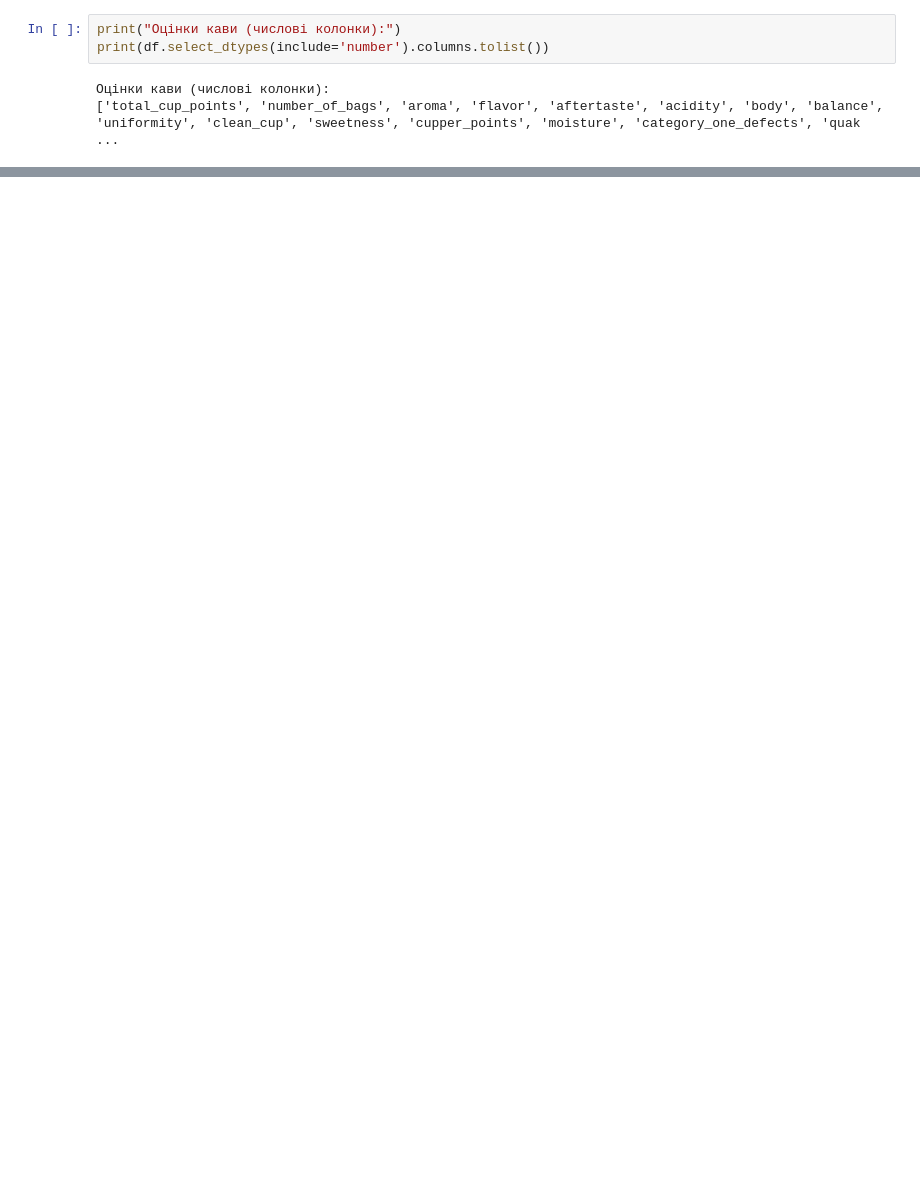
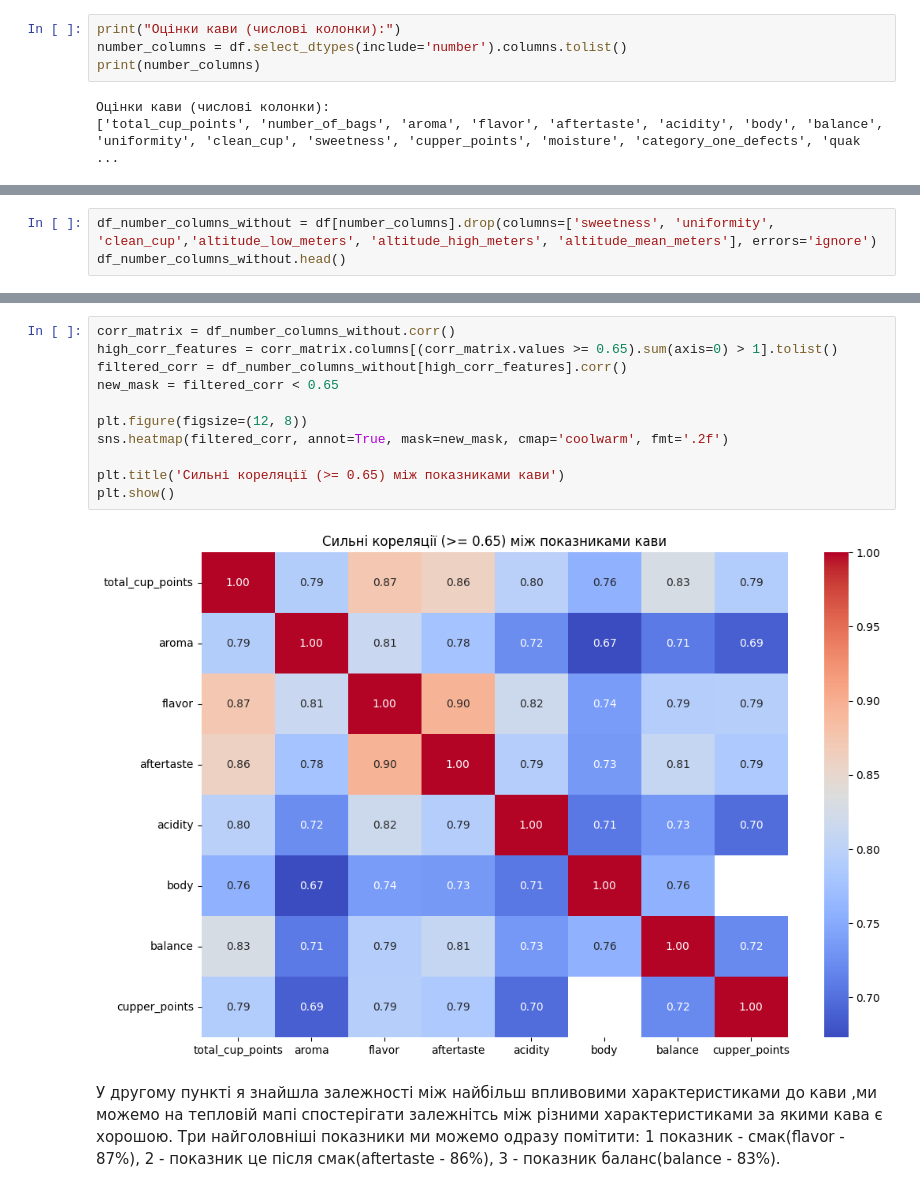
Before and after one commit to anastasiia3006/HW6, a Jupyter notebook: step_project1.ipynb, the cells around one changed output, grey strips where cells are left out. Cells and saved outputs as stored; diff of their text form; blank space fills up the shorter version.

```diff
--- a/step_project1.ipynb
+++ b/step_project1.ipynb
@@ -91,6 +95,7 @@ plt.show()
 # %%
 print("Оцінки кави (числові колонки):")
-print(df.select_dtypes(include='number').columns.tolist())
+number_columns = df.select_dtypes(include='number').columns.tolist()
+print(number_columns)
 # %% [output]
 Оцінки кави (числові колонки):
 ['total_cup_points', 'number_of_bags', 'aroma', 'flavor', 'aftertaste', 'acidity', 'body', 'balance', 'uniformity', 'clean_cup', 'sweetness', 'cupper_points', 'moisture', 'category_one_defects', 'quak ...
@@ -140,0 +102,3 @@ else:
+# %%
+df_number_columns_without = df[number_columns].drop(columns=['sweetness', 'uniformity', 'clean_cup','altitude_low_meters', 'altitude_high_meters', 'altitude_mean_meters'], errors='ignore')
+df_number_columns_without.head()
@@ -140,0 +112,15 @@ else:
+# %%
+corr_matrix = df_number_columns_without.corr()
+high_corr_features = corr_matrix.columns[(corr_matrix.values >= 0.65).sum(axis=0) > 1].tolist()
+filtered_corr = df_number_columns_without[high_corr_features].corr()
+new_mask = filtered_corr < 0.65
+
+plt.figure(figsize=(12, 8))
+sns.heatmap(filtered_corr, annot=True, mask=new_mask, cmap='coolwarm', fmt='.2f')
+
+plt.title('Сильні кореляції (>= 0.65) між показниками кави')
+plt.show()
+# %% [output]
+[figure, added]
+# %% [markdown]
+У другому пункті я знайшла залежності між найбільш впливовими характеристиками до кави ,ми можемо на тепловій мапі спостерігати залежнітсь між різними характеристиками за якими кава є хорошою. Три найголовніші показники ми можемо одразу помітити: 1 показник - смак(flavor - 87%), 2 - показник це після смак(aftertaste - 86%), 3 - показник баланс(balance - 83%).
```
Also changed, not shown: parts of 17 cells of this notebook.
